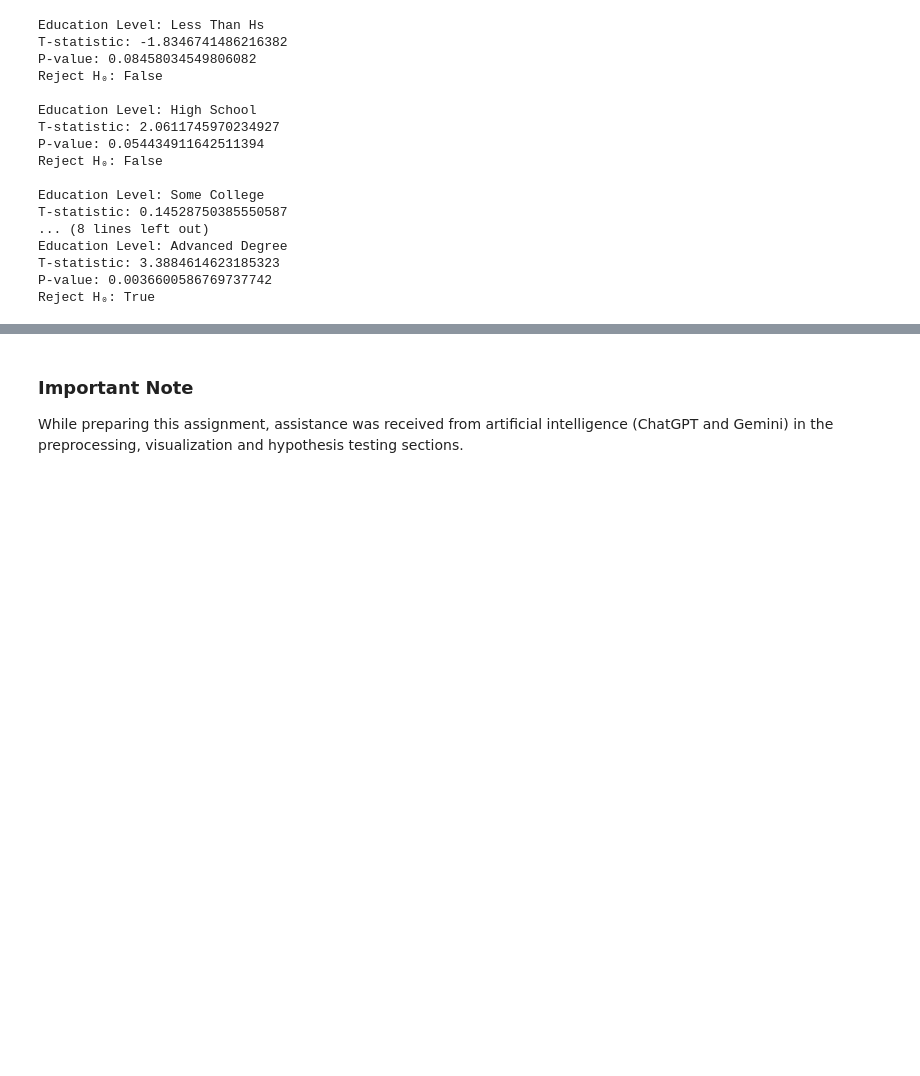
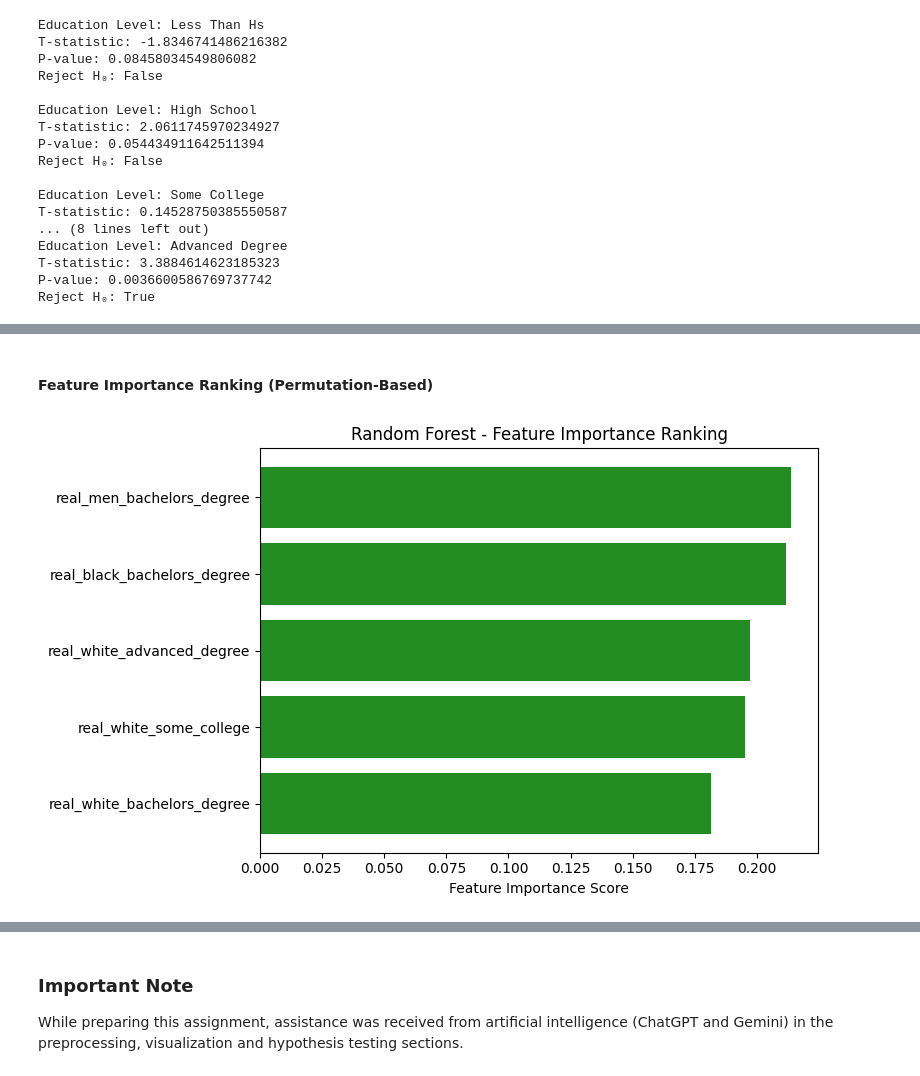
Before and after one commit to sila-kara/DSA-210-Term-Project, a Jupyter notebook: preprocessing_visualisation_hypothesistesting.ipynb, the cells around one changed output, grey strips where cells are left out. Drawn from its saved outputs; the diff is of its cells as text; code cells hidden in the pictures; blank space fills up the shorter version.

```diff
--- a/preprocessing_visualisation_hypothesistesting.ipynb
+++ b/preprocessing_visualisation_hypothesistesting.ipynb
@@ -436,0 +698,22 @@ Reject H₀: True
+# %% [markdown]
+#### Feature Importance Ranking (Permutation-Based)
+# %%
+import pandas as pd
+
+importances = rf.feature_importances_
+feature_names = X.columns
+
+importance_df = pd.DataFrame({
+    'Feature': feature_names,
+    'Importance': importances
+}).sort_values(by="Importance", ascending=False)
+
+plt.figure(figsize=(8, 5))
+plt.barh(importance_df['Feature'], importance_df['Importance'], color='forestgreen')
+plt.xlabel('Feature Importance Score')
+plt.title('Random Forest - Feature Importance Ranking')
+plt.gca().invert_yaxis()
+plt.tight_layout()
+plt.show()
+# %% [output]
+[figure, added]
```
Also changed, not shown: parts of 36 cells of this notebook.
